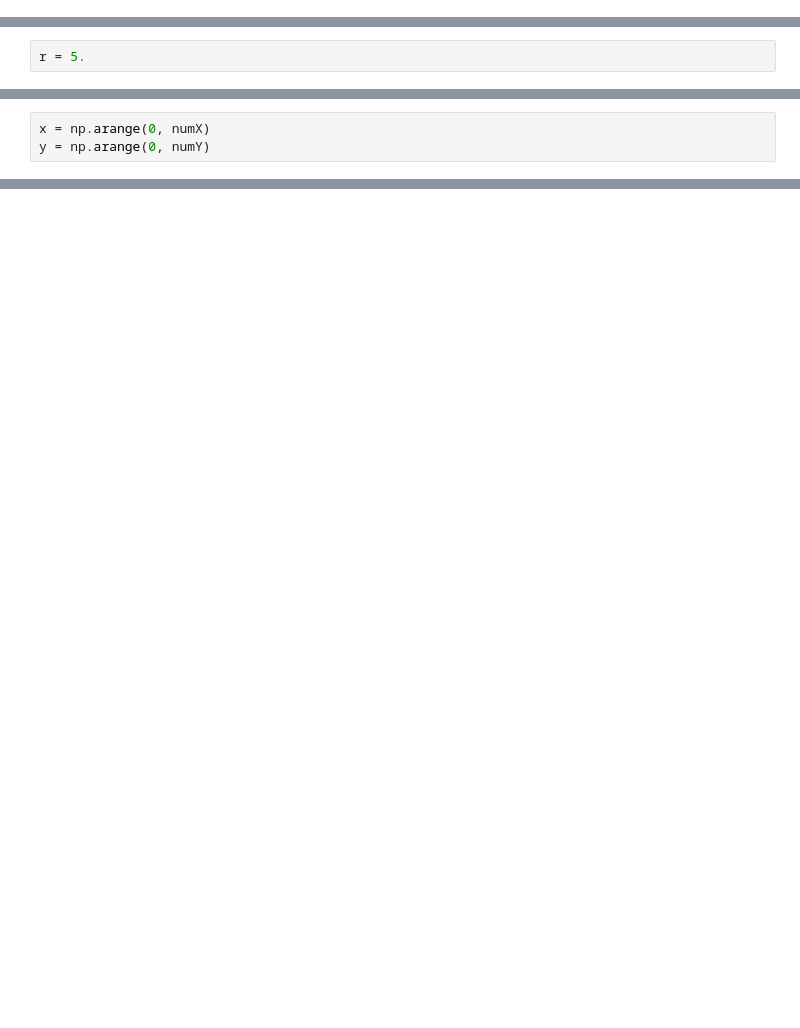
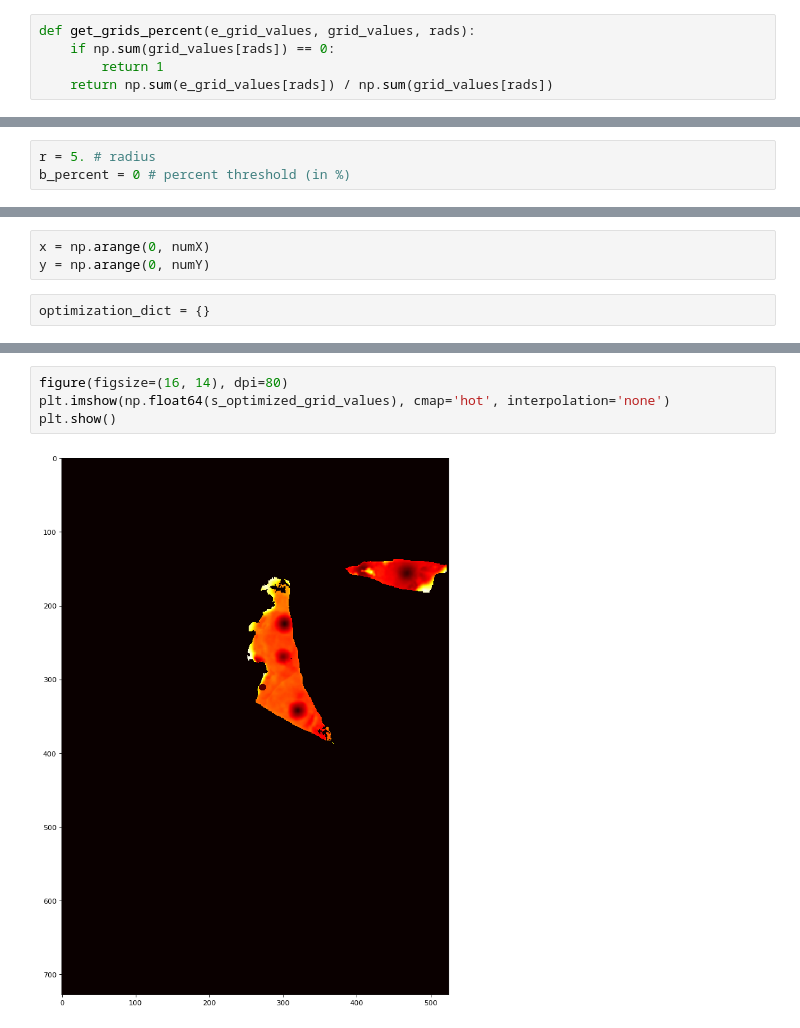
Before and after one commit to DressedAsGoblin/Drunked_Driller, a Jupyter notebook: grid_interpolation.ipynb, the cells around one changed output, grey strips where cells are left out. Cells and saved outputs as stored; diff of their text form; blank space fills up the shorter version.

```diff
--- a/grid_interpolation.ipynb
+++ b/grid_interpolation.ipynb
@@ -13,0 +22,5 @@ def normalize_grid(data):
+# %%
+def get_grids_percent(e_grid_values, grid_values, rads):
+    if np.sum(grid_values[rads]) == 0:
+        return 1
+    return np.sum(e_grid_values[rads]) / np.sum(grid_values[rads])
@@ -88,2 +93,3 @@ np.mean(d_grid_values)
 # %%
-r = 5.
+r = 5. # radius
+b_percent = 0 # percent threshold (in %)
@@ -90,4 +98,6 @@ r = 5.
 # %%
 x = np.arange(0, numX)
 y = np.arange(0, numY)
+# %%
+optimization_dict = {}
 # %%
@@ -142,0 +363,6 @@ for i in tqdm(range(0, len(s_grid_values))):
+# %%
+figure(figsize=(16, 14), dpi=80)
+plt.imshow(np.float64(s_optimized_grid_values), cmap='hot', interpolation='none')
+plt.show()
+# %% [output]
+[figure, added]
```
Also changed, not shown: parts of 35 cells of this notebook.
